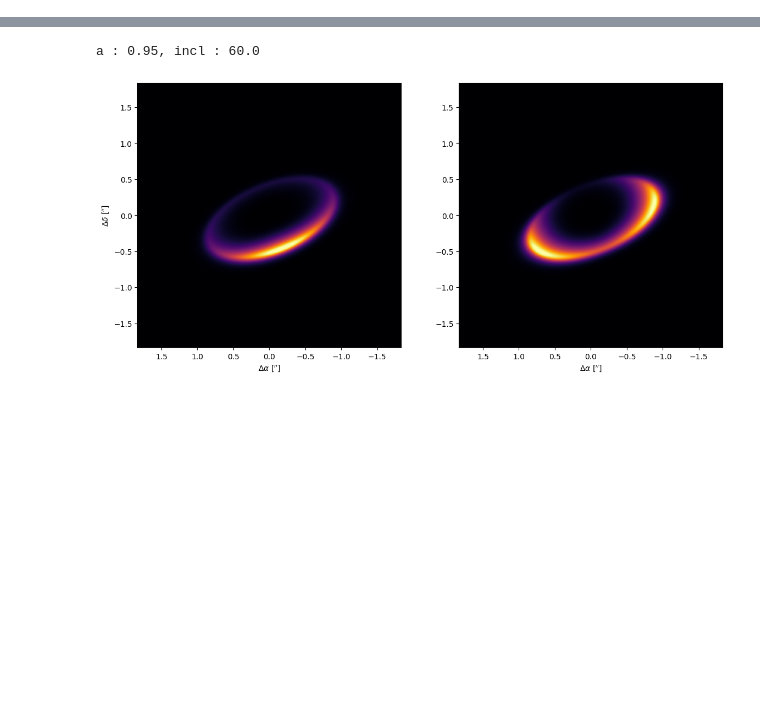
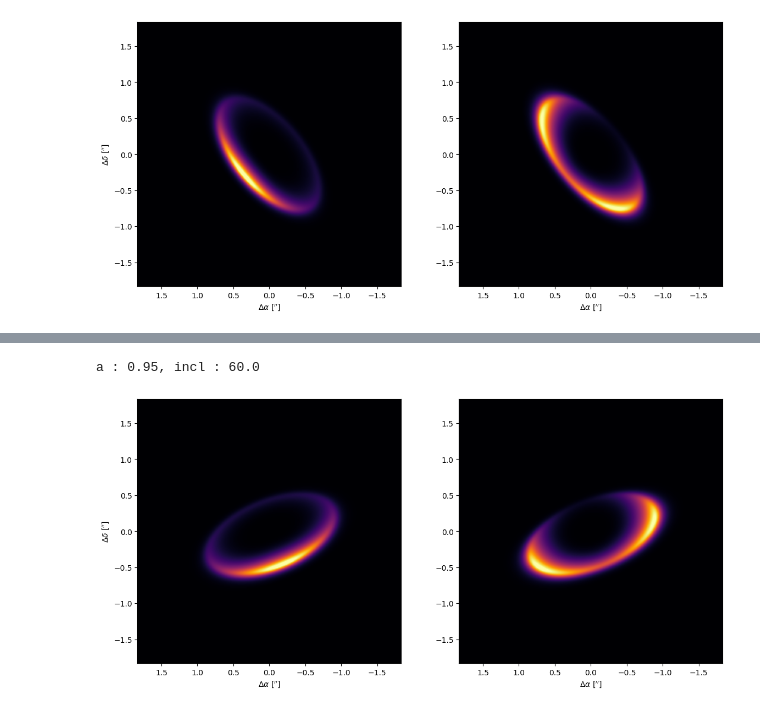
Before and after one commit to Kalmika/DDiT, a Jupyter notebook: generation.ipynb, the cells around one changed output, grey strips where cells are left out. Saved outputs shown, nothing was run; the diff lists cells and outputs as text; code cells hidden in the pictures; blank space fills up the shorter version.

```diff
--- a/generation.ipynb
+++ b/generation.ipynb
@@ -21,0 +196,4 @@ def dict_to_string(d):
+# %%
+disk.plot()
+# %% [output]
+[figure, added]
```
Also changed, not shown: parts of 25 cells of this notebook, 1 other file.
